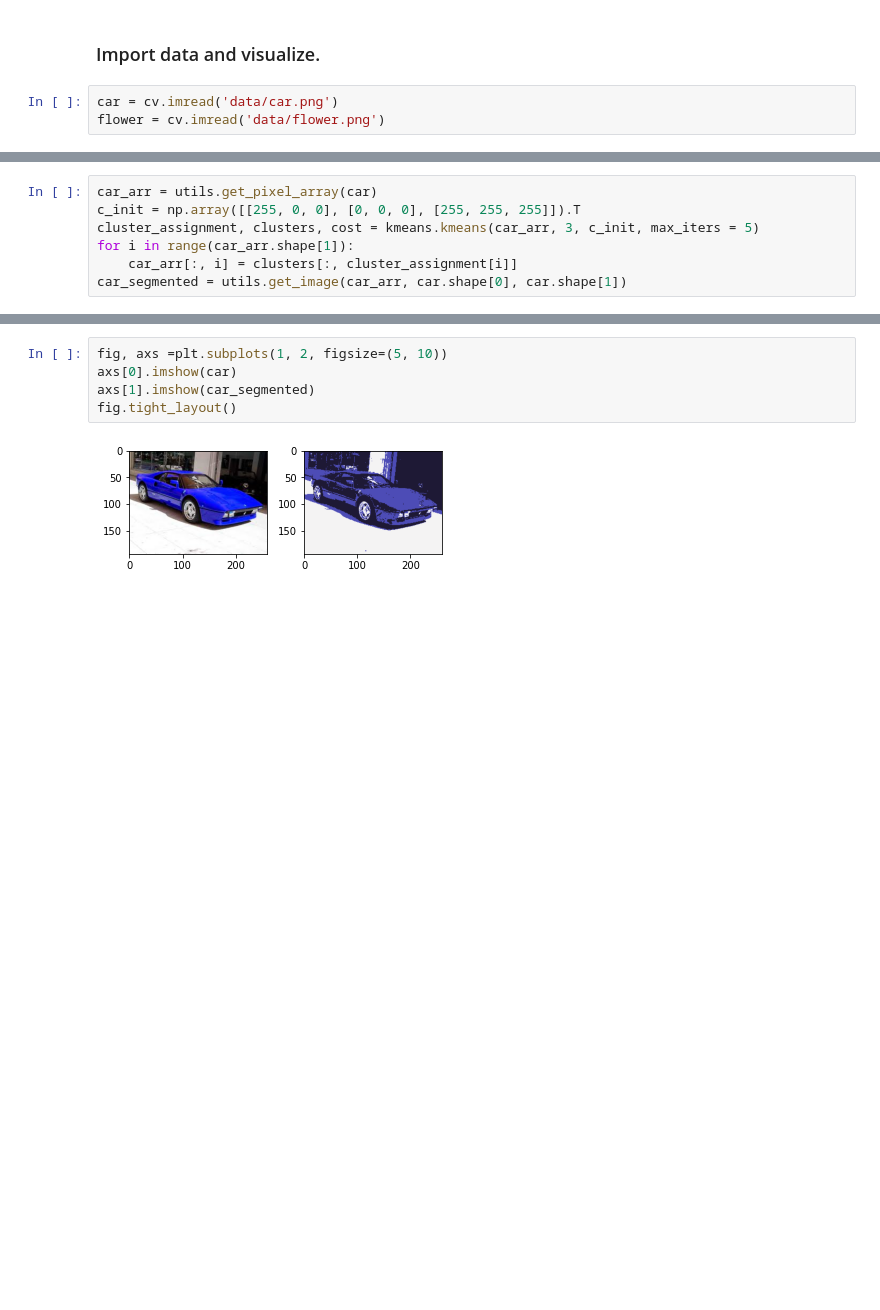
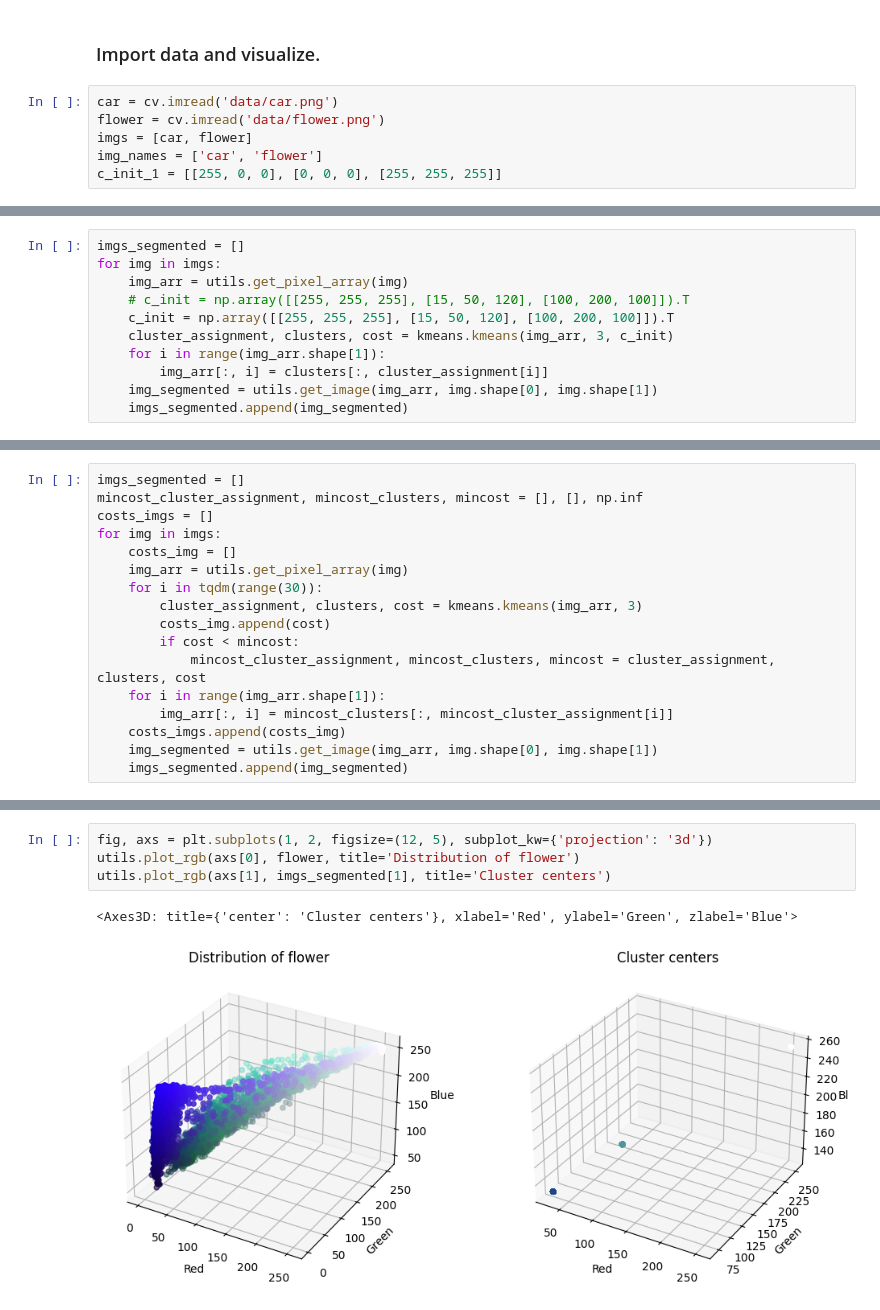
Before and after one commit to kramasamy90/image-signal-processing, a Jupyter notebook: Lab9/lab9.ipynb, the cells around one changed output, grey strips where cells are left out. Drawn from its saved outputs; the diff is of its cells as text; blank space fills up the shorter version.

```diff
--- a/Lab9/lab9.ipynb
+++ b/Lab9/lab9.ipynb
@@ -39,3 +37,6 @@ In this lab  we segment the given image using K-means clustering.
 # %%
 car = cv.imread('data/car.png')
 flower = cv.imread('data/flower.png')
+imgs = [car, flower]
+img_names = ['car', 'flower']
+c_init_1 = [[255, 0, 0], [0, 0, 0], [255, 255, 255]]
@@ -42,7 +68,11 @@ flower = cv.imread('data/flower.png')
 # %%
-car_arr = utils.get_pixel_array(car)
-c_init = np.array([[255, 0, 0], [0, 0, 0], [255, 255, 255]]).T
-cluster_assignment, clusters, cost = kmeans.kmeans(car_arr, 3, c_init, max_iters = 5)
-for i in range(car_arr.shape[1]):
-    car_arr[:, i] = clusters[:, cluster_assignment[i]]
-car_segmented = utils.get_image(car_arr, car.shape[0], car.shape[1])
+imgs_segmented = []
+for img in imgs:
+    img_arr = utils.get_pixel_array(img)
+    # c_init = np.array([[255, 255, 255], [15, 50, 120], [100, 200, 100]]).T
+    c_init = np.array([[255, 255, 255], [15, 50, 120], [100, 200, 100]]).T
+    cluster_assignment, clusters, cost = kmeans.kmeans(img_arr, 3, c_init)
+    for i in range(img_arr.shape[1]):
+        img_arr[:, i] = clusters[:, cluster_assignment[i]]
+    img_segmented = utils.get_image(img_arr, img.shape[0], img.shape[1])
+    imgs_segmented.append(img_segmented)
@@ -48,0 +91,17 @@ car_segmented = utils.get_image(car_arr, car.shape[0], car.shape[1])
+# %%
+imgs_segmented = []
+mincost_cluster_assignment, mincost_clusters, mincost = [], [], np.inf
+costs_imgs = []
+for img in imgs:
+    costs_img = []
+    img_arr = utils.get_pixel_array(img)
+    for i in tqdm(range(30)):
+        cluster_assignment, clusters, cost = kmeans.kmeans(img_arr, 3)
+        costs_img.append(cost)
+        if cost < mincost:
+            mincost_cluster_assignment, mincost_clusters, mincost = cluster_assignment, clusters, cost
+    for i in range(img_arr.shape[1]):
+        img_arr[:, i] = mincost_clusters[:, mincost_cluster_assignment[i]]
+    costs_imgs.append(costs_img)
+    img_segmented = utils.get_image(img_arr, img.shape[0], img.shape[1])
+    imgs_segmented.append(img_segmented)
@@ -49,7 +185,7 @@ car_segmented = utils.get_image(car_arr, car.shape[0], car.shape[1])
 # %%
-fig, axs =plt.subplots(1, 2, figsize=(5, 10))
-axs[0].imshow(car)
-axs[1].imshow(car_segmented)
-fig.tight_layout()
+fig, axs = plt.subplots(1, 2, figsize=(12, 5), subplot_kw={'projection': '3d'})
+utils.plot_rgb(axs[0], flower, title='Distribution of flower')
+utils.plot_rgb(axs[1], imgs_segmented[1], title='Cluster centers')
 # %% [output]
+<Axes3D: title={'center': 'Cluster centers'}, xlabel='Red', ylabel='Green', zlabel='Blue'>
-[figure, old version]
+[figure, new version]
```
Also changed, not shown: parts of 9 cells of this notebook, 3 other files.
